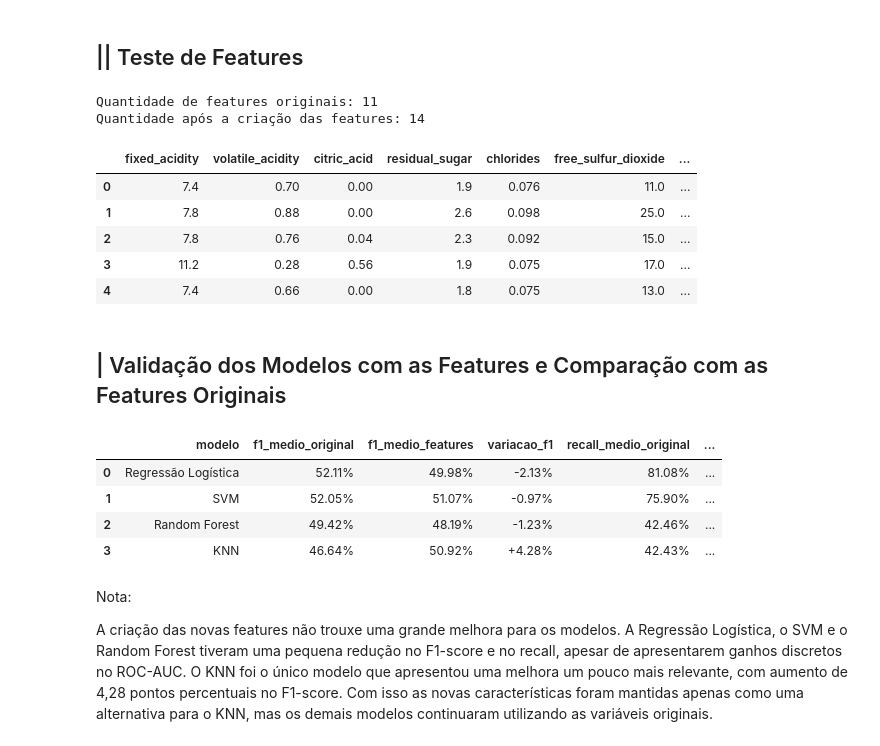
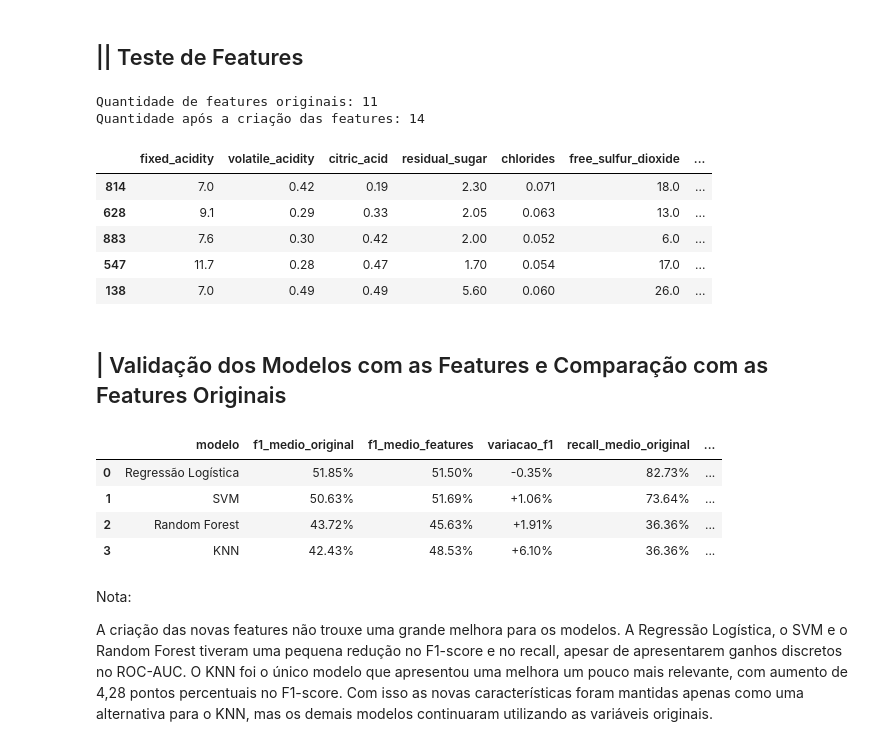
Before and after one commit to bsc1990/Cases-FIAP, a Jupyter notebook: case_vinhos_fiap.ipynb, the cells around one changed output. Cells and saved outputs as stored; diff of their text form; code cells hidden in the pictures.

```diff
--- a/case_vinhos_fiap.ipynb
+++ b/case_vinhos_fiap.ipynb
@@ -1703,8 +1711,8 @@ for nome_modelo, modelo in modelos_cv.items():
 
     scores = cross_validate(
         estimator=modelo,
-        X=X,
-        y=y,
+        X=X_treino,
+        y=y_treino,
         cv=validacao_cruzada,
         scoring=metricas_cv,
         n_jobs=-1
@@ -1777,7 +1785,7 @@ Obs.: Esses resultados mostram a importância de não escolher o modelo com base
 ## || Teste de Features
 # %%
 # Criar uma cópia das variáveis originais
-X_features_derivadas = X.copy()
+X_features_derivadas = X_treino.copy()
 
 # Relação entre dióxido de enxofre livre e total
 X_features_derivadas['free_total_so2_ratio'] = (
@@ -1787,38 +1795,38 @@ X_features_derivadas['free_total_so2_ratio'] = (
         + 0.000001
     )
 )
 
 # Quantidade estimada de dióxido de enxofre combinado
 X_features_derivadas['bound_sulfur_dioxide'] = (
     X_features_derivadas['total_sulfur_dioxide']
     - X_features_derivadas['free_sulfur_dioxide']
 )
 
 # Relação entre acidez volátil e acidez fixa
 X_features_derivadas['volatile_fixed_acidity_ratio'] = (
     X_features_derivadas['volatile_acidity']
     / (
         X_features_derivadas['fixed_acidity']
         + 0.000001
     )
 )
 
 print("Quantidade de features originais:", X.shape[1])
 print(
     "Quantidade após a criação das features:",
     X_features_derivadas.shape[1]
 )
 
 display(X_features_derivadas.head())
 # %% [output]
 Quantidade de features originais: 11
 Quantidade após a criação das features: 14
 |  | fixed_acidity | volatile_acidity | citric_acid | residual_sugar | chlorides | free_sulfur_dioxide | ... |
-| 0 | 7.4 | 0.70 | 0.00 | 1.9 | 0.076 | 11.0 | ... |
-| 1 | 7.8 | 0.88 | 0.00 | 2.6 | 0.098 | 25.0 | ... |
-| 2 | 7.8 | 0.76 | 0.04 | 2.3 | 0.092 | 15.0 | ... |
-| 3 | 11.2 | 0.28 | 0.56 | 1.9 | 0.075 | 17.0 | ... |
-| 4 | 7.4 | 0.66 | 0.00 | 1.8 | 0.075 | 13.0 | ... |
+| 814 | 7.0 | 0.42 | 0.19 | 2.30 | 0.071 | 18.0 | ... |
+| 628 | 9.1 | 0.29 | 0.33 | 2.05 | 0.063 | 13.0 | ... |
+| 883 | 7.6 | 0.30 | 0.42 | 2.00 | 0.052 | 6.0 | ... |
+| 547 | 11.7 | 0.28 | 0.47 | 1.70 | 0.054 | 17.0 | ... |
+| 138 | 7.0 | 0.49 | 0.49 | 5.60 | 0.060 | 26.0 | ... |
 # %% [markdown]
 ## | Validação dos Modelos com as Features e Comparação com as Features Originais
 # %%
@@ -1836,7 +1844,7 @@ for nome_modelo, modelo in modelos_teste_features.items():
     scores = cross_validate(
         estimator=modelo,
         X=X_features_derivadas,
-        y=y,
+        y=y_treino,
         cv=validacao_cruzada,
         scoring=metricas_cv,
         n_jobs=-1
@@ -1931,10 +1939,10 @@ display(
 )
 # %% [output]
 |  | modelo | f1_medio_original | f1_medio_features | variacao_f1 | recall_medio_original | ... |
-| 0 | Regressão Logística | 52.11% | 49.98% | -2.13% | 81.08% | ... |
-| 1 | SVM | 52.05% | 51.07% | -0.97% | 75.90% | ... |
-| 2 | Random Forest | 49.42% | 48.19% | -1.23% | 42.46% | ... |
-| 3 | KNN | 46.64% | 50.92% | +4.28% | 42.43% | ... |
+| 0 | Regressão Logística | 51.85% | 51.50% | -0.35% | 82.73% | ... |
+| 1 | SVM | 50.63% | 51.69% | +1.06% | 73.64% | ... |
+| 2 | Random Forest | 43.72% | 45.63% | +1.91% | 36.36% | ... |
+| 3 | KNN | 42.43% | 48.53% | +6.10% | 36.36% | ... |
 # %% [markdown]
 Nota:
 
```
Also changed, not shown: parts of 19 cells of this notebook.
